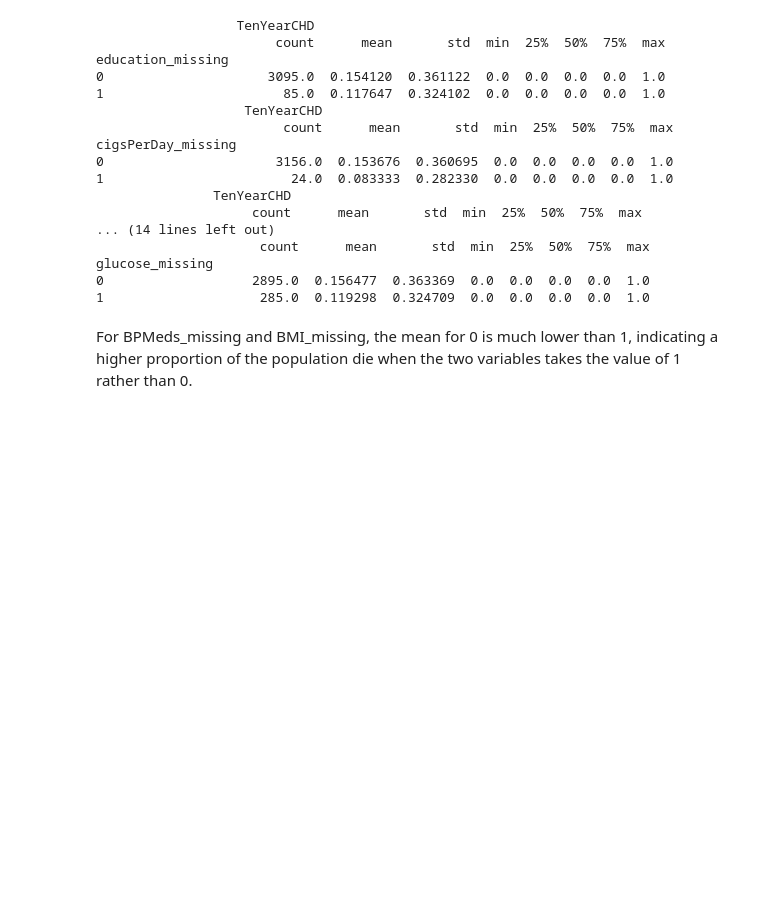
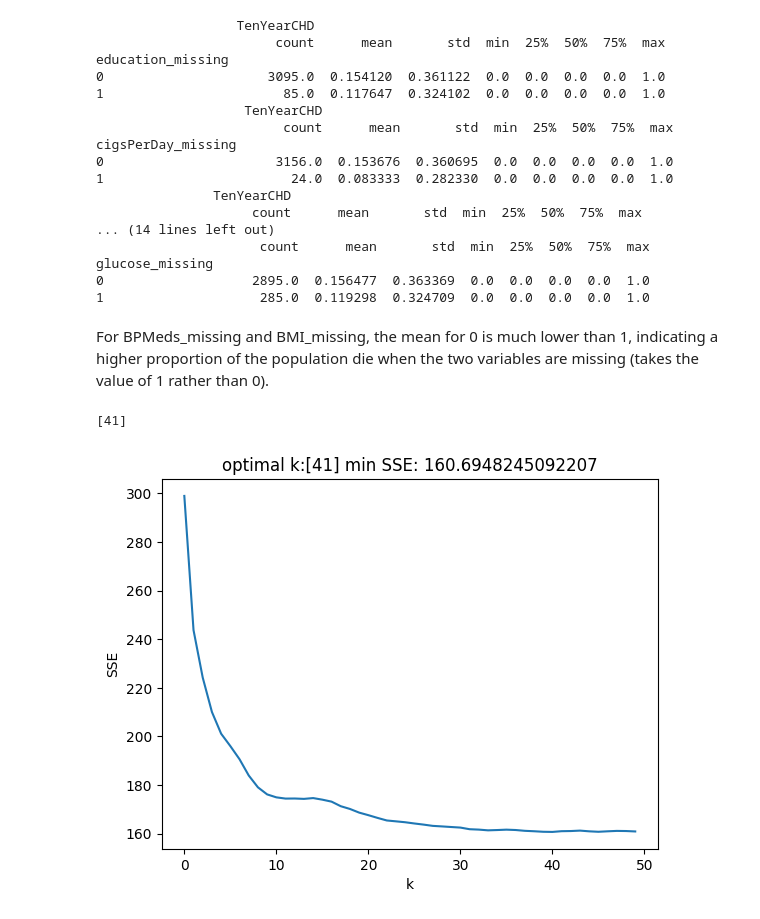
Before and after one commit to dianatuyen/DS-3001-project_chd, a Jupyter notebook: Project_2_—_CHD_Project_(Group_7).ipynb, the cells around one changed output. Cells and saved outputs as stored; diff of their text form; code cells hidden in the pictures; blank space fills up the shorter version.

Commit message:
knn model -carol

```diff
--- a/Project_2_—_CHD_Project_(Group_7).ipynb
+++ b/Project_2_—_CHD_Project_(Group_7).ipynb
@@ -332,7 +358,7 @@ glucose_missing
 0                   2895.0  0.156477  0.363369  0.0  0.0  0.0  0.0  1.0
 1                    285.0  0.119298  0.324709  0.0  0.0  0.0  0.0  1.0
 # %% [markdown]
-For BPMeds_missing and BMI_missing, the mean for 0 is much lower than 1, indicating a higher proportion of the population die when the two variables takes the value of 1 rather than 0.
+For BPMeds_missing and BMI_missing, the mean for 0 is much lower than 1, indicating a higher proportion of the population die when the two variables are missing (takes the value of 1 rather than 0).
 # %%
 #On the basis of corr matrix and dummy var summary table, (carol)
 # build a matrix  𝑋  of the variables most predictive of a death, and a variable  𝑦  equal to TenYearCDH.
@@ -340,2 +366,49 @@ vars = ['BPMeds_missing', 'BMI_missing','age','sysBP','diaBP']
 X = df.loc[:,vars]
 y = df['TenYearCHD']
+# %%
+# Maxmin normalize all of the variables in X (carol)
+def maxmin(arr):
+  norm_arr = (arr-min(arr))/(max(arr)-min(arr))
+  return norm_arr
+
+X=X.apply(maxmin)
+# %%
+# Split the sample into ~80% for training and ~20% for evaluation (carol)
+
+np.random.seed(100) #get the same sequence of random numbers
+N = X.shape[0] #assigns the number of rows in X to the variable N
+all = np.arange(1,N) #all containing integers from 1 to N-1
+train = np.random.choice(N,int(.8*N) ) # Generate random indices for training set
+test = [item for item in all if item not in train] # Find test indices
+
+X_train = X.iloc[train,:]
+y_train = y.iloc[train]
+X_test = X.iloc[test,:]
+y_test = y.iloc[test]
+# %%
+# Determine the optimal number of neighbors for a kNN regression for the variables selected (carol)
+from sklearn.neighbors import KNeighborsRegressor
+import matplotlib.pyplot as plt
+
+k_max = 50
+k_grid = np.arange(1,k_max)
+SSE = np.zeros(k_max)
+
+for k in range(k_max):
+    fitted_model = KNeighborsRegressor(n_neighbors=k+1).fit(X_train,y_train)
+    y_hat = fitted_model.predict(X_test) # Predict values for test set
+    SSE[k] = np.sum( (y_test-y_hat)**2 ) # Save the computed SSE
+
+SSE_min = np.min(SSE) # Lowest recorded SSE
+min_index = np.where(SSE==SSE_min) # Find the indices of y that equal the minimum
+k_opt = k_grid[min_index] # Find the optimal value of k
+print(k_opt)
+
+plt.plot(np.arange(0,k_max),SSE) # Plot SSE by k
+plt.xlabel("k")
+plt.title("optimal k:"+str(k_opt)+' min SSE: '+str(SSE_min))
+plt.ylabel('SSE')
+plt.show()
+# %% [output]
+[41]
+[figure, added]
```
Also changed, not shown: parts of 8 cells of this notebook.
